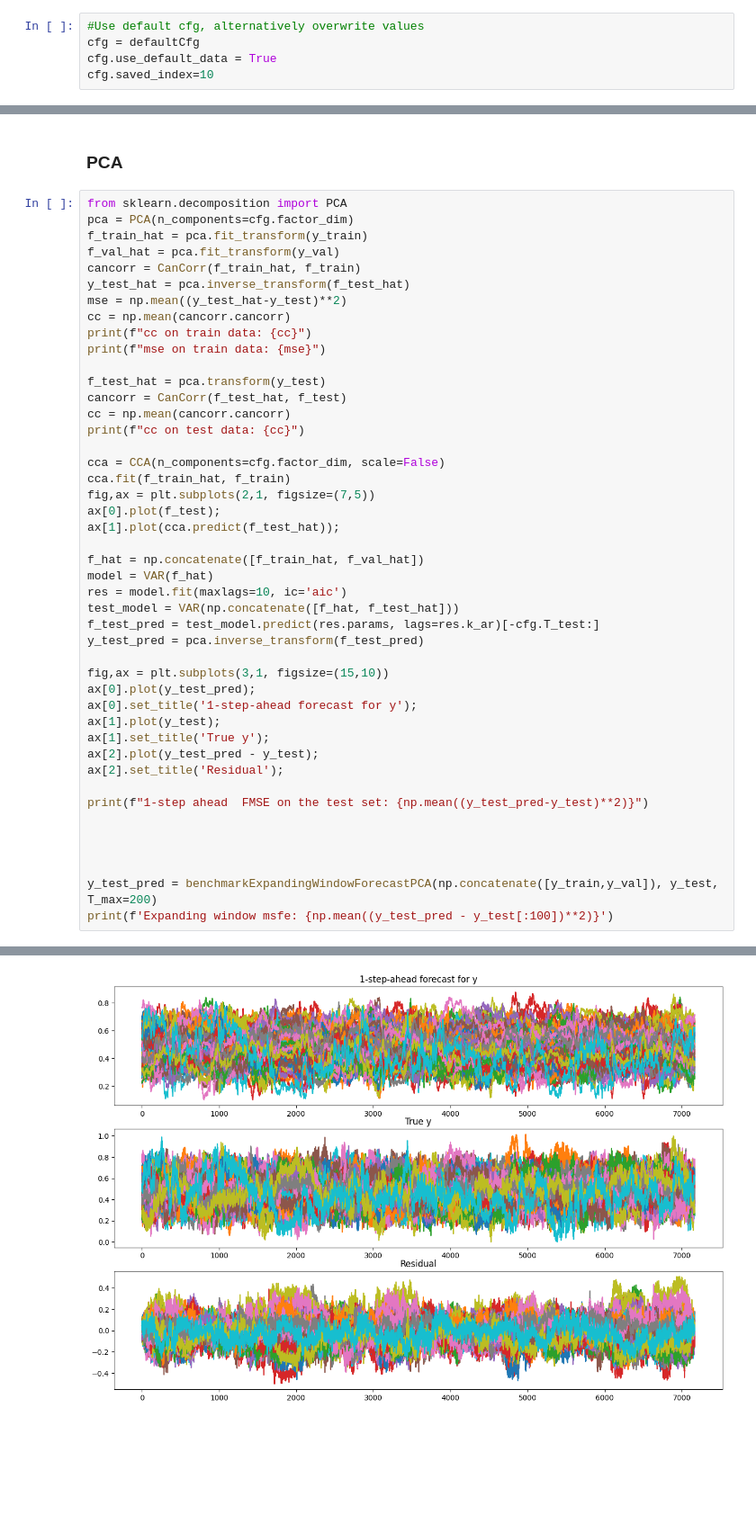
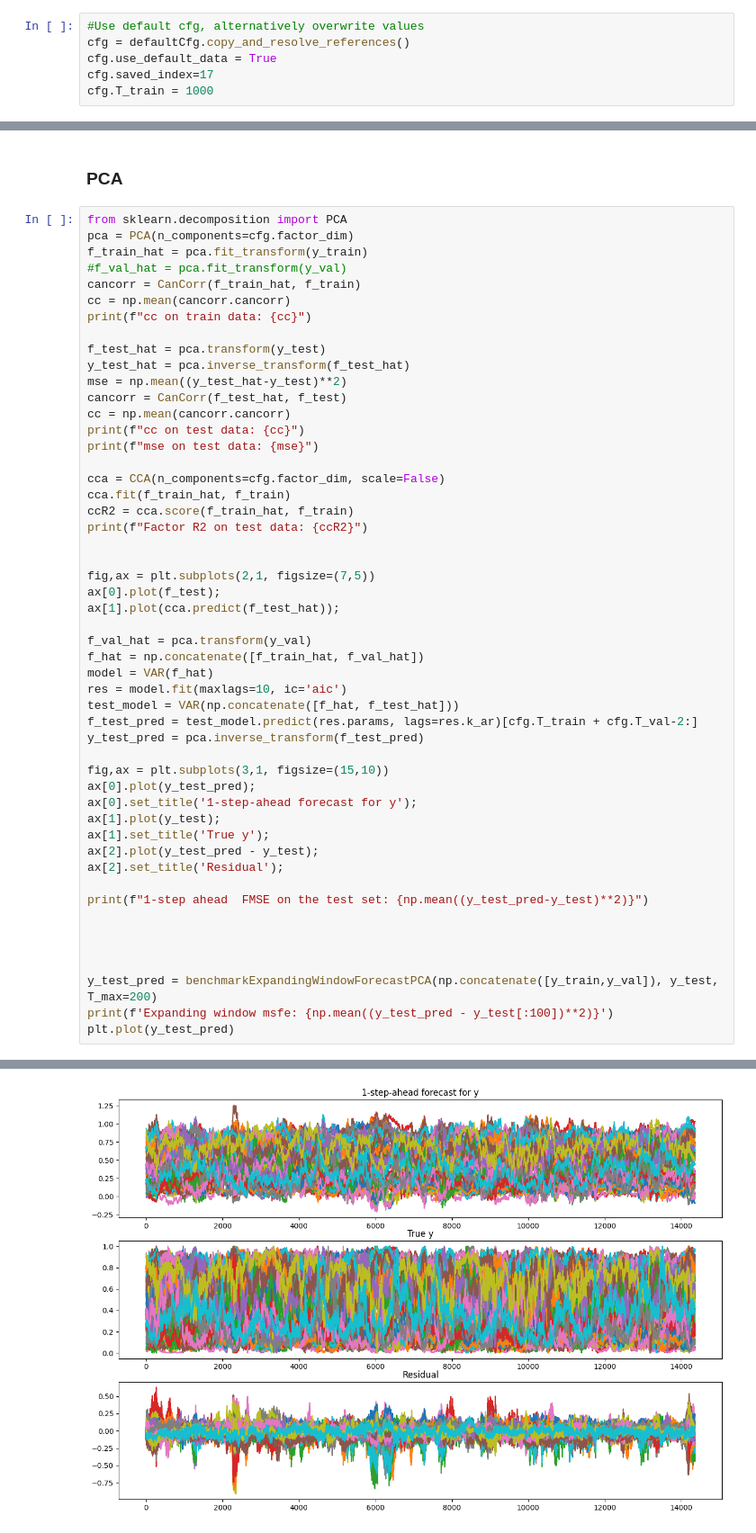
Before and after one commit to julianvanmeggelen/Thesis, a Jupyter notebook: Simulation/Benchmark.ipynb, the cells around one changed output, grey strips where cells are left out. Shown at 90% size. Cells and saved outputs as stored; diff of their text form; blank space fills up the shorter version.

```diff
--- a/Simulation/Benchmark.ipynb
+++ b/Simulation/Benchmark.ipynb
@@ -43,9 +43,10 @@ EXPERIMENT_NAME = 'Experiment_template'
 ## Set configuration
 # %%
 #Use default cfg, alternatively overwrite values
-cfg = defaultCfg
+cfg = defaultCfg.copy_and_resolve_references()
 cfg.use_default_data = True
-cfg.saved_index=10
+cfg.saved_index=17
+cfg.T_train = 1000
 # %% [markdown]
 ## Obtain Data
 Obtain the simulated $y$ and $f$
@@ -125,30 +132,35 @@ def benchmarkExpandingWindowForecastPCA(y_train,y_test, T_max = math.inf):
 from sklearn.decomposition import PCA
 pca = PCA(n_components=cfg.factor_dim)
 f_train_hat = pca.fit_transform(y_train)
-f_val_hat = pca.fit_transform(y_val)
+#f_val_hat = pca.fit_transform(y_val)
 cancorr = CanCorr(f_train_hat, f_train)
+cc = np.mean(cancorr.cancorr)
+print(f"cc on train data: {cc}")
+
+f_test_hat = pca.transform(y_test)
 y_test_hat = pca.inverse_transform(f_test_hat)
 mse = np.mean((y_test_hat-y_test)**2)
-cc = np.mean(cancorr.cancorr)
-print(f"cc on train data: {cc}")
-print(f"mse on train data: {mse}")
-
-f_test_hat = pca.transform(y_test)
 cancorr = CanCorr(f_test_hat, f_test)
 cc = np.mean(cancorr.cancorr)
 print(f"cc on test data: {cc}")
+print(f"mse on test data: {mse}")
 
 cca = CCA(n_components=cfg.factor_dim, scale=False)
 cca.fit(f_train_hat, f_train)
+ccR2 = cca.score(f_train_hat, f_train)
+print(f"Factor R2 on test data: {ccR2}")
+
+
 fig,ax = plt.subplots(2,1, figsize=(7,5))
 ax[0].plot(f_test);
 ax[1].plot(cca.predict(f_test_hat));
 
+f_val_hat = pca.transform(y_val)
 f_hat = np.concatenate([f_train_hat, f_val_hat])
 model = VAR(f_hat)
 res = model.fit(maxlags=10, ic='aic')
 test_model = VAR(np.concatenate([f_hat, f_test_hat]))
-f_test_pred = test_model.predict(res.params, lags=res.k_ar)[-cfg.T_test:]
+f_test_pred = test_model.predict(res.params, lags=res.k_ar)[cfg.T_train + cfg.T_val-2:]
 y_test_pred = pca.inverse_transform(f_test_pred)
 
 fig,ax = plt.subplots(3,1, figsize=(15,10))
@@ -166,4 +178,5 @@ print(f"1-step ahead  FMSE on the test set: {np.mean((y_test_pred-y_test)**2)}")
 
 y_test_pred = benchmarkExpandingWindowForecastPCA(np.concatenate([y_train,y_val]), y_test, T_max=200)
 print(f'Expanding window msfe: {np.mean((y_test_pred - y_test[:100])**2)}')
+plt.plot(y_test_pred)
 # %% [output]
@@ -176,2 +191,2 @@ Expanding window msfe: 0.009400419177195305
-[figure, old version]
+[figure, new version]
 # %%
```
Also changed, not shown: parts of 9 cells of this notebook, 42 other files.
